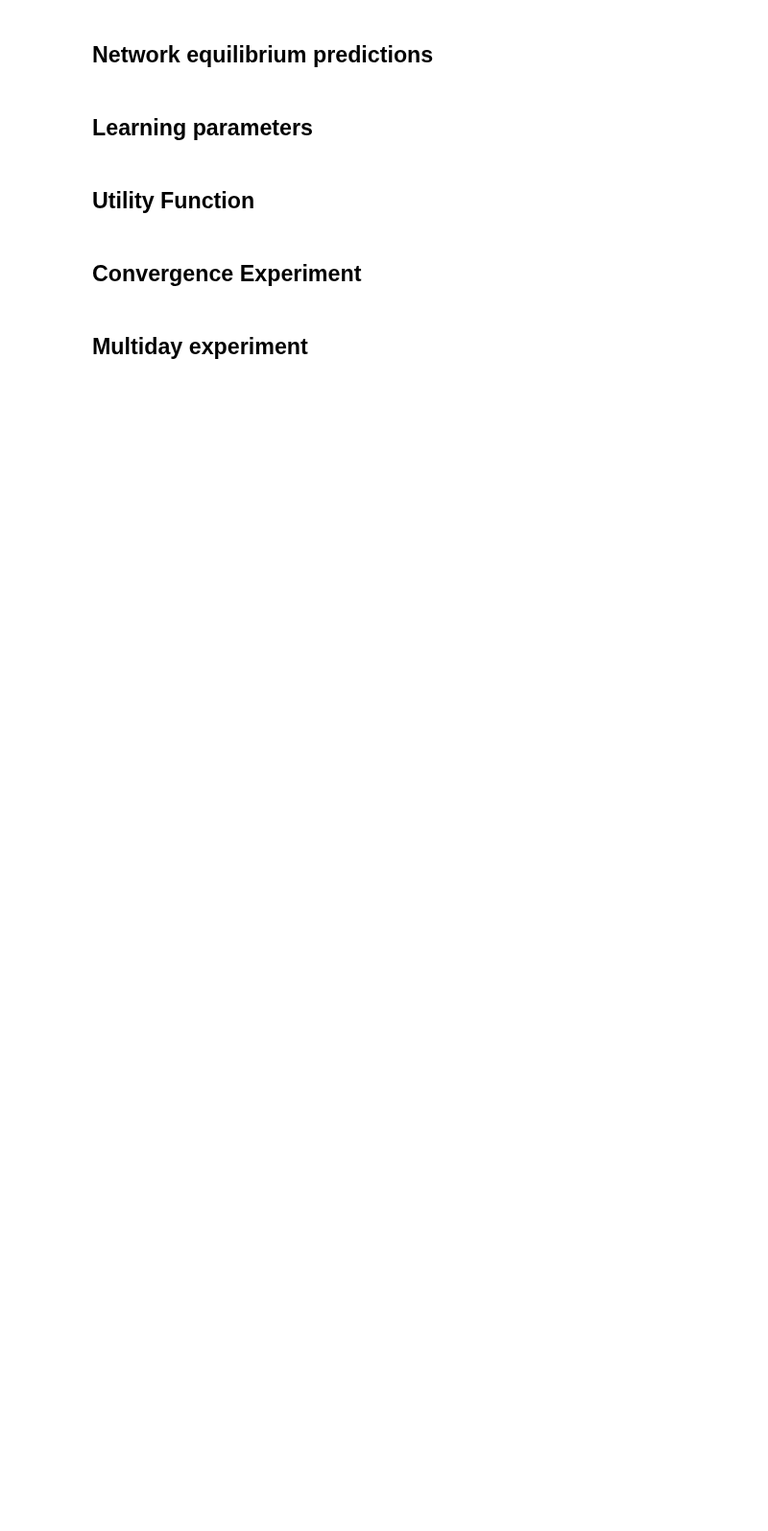
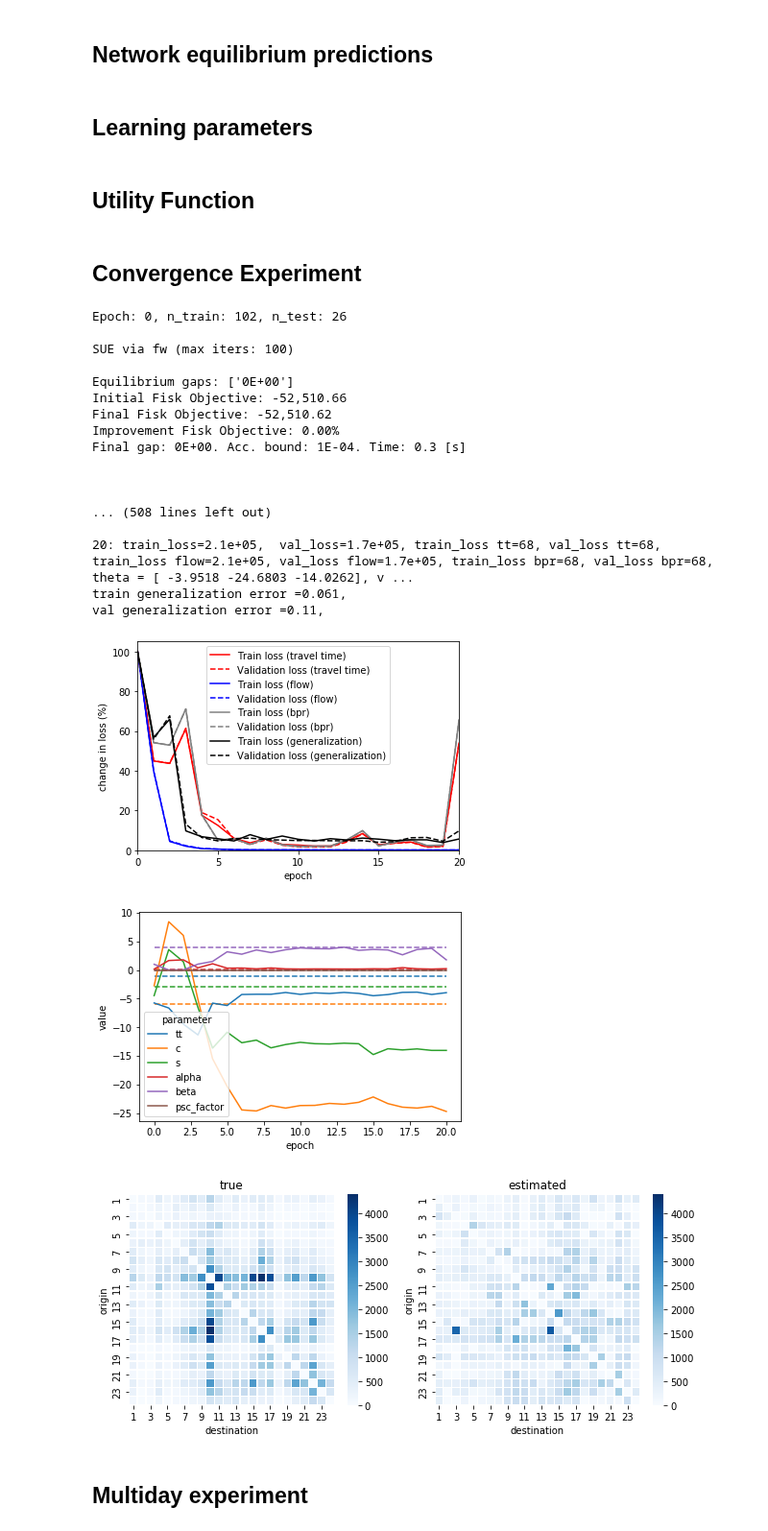
Before and after one commit to pabloguarda/pesuelogit, a Jupyter notebook: examples/notebooks/aesue-tntp-experiments.ipynb, the cells around one changed output. Shown at 96% size. Drawn from its saved outputs; the diff is of its cells as text; code cells hidden in the pictures; blank space fills up the shorter version.

```diff
--- a/examples/notebooks/aesue-tntp-experiments.ipynb
+++ b/examples/notebooks/aesue-tntp-experiments.ipynb
@@ -133,37 +133,59 @@ if run_experiment['convergence']:
                                    # link_specifics = dict.fromkeys(['alpha','beta'],True)
                                    # trainables = ['alpha'],
                                    )
 
     od_parameters = ODParameters(key='od',
                                  periods=1,
-                                 # initial_values = np.ones_like(tntp_network.q),
+                                 initial_values = np.ones_like(tntp_network.q).flatten(),
                                  # initial_values=0.6 * tntp_network.q.flatten(),
-                                 initial_values=tntp_network.q.flatten(),
+                                 # initial_values=tntp_network.q.flatten(),
                                  true_values=tntp_network.q.flatten(),
                                  historic_values={1: tntp_network.q.flatten()},
-                                 trainable=False)
+                                 trainable=True)
 
     model = AESUELOGIT(
         key='model',
         network=tntp_network,
         equilibrator=equilibrator,
         utility=utility_parameters,
         bpr=bpr_parameters,
         od=od_parameters,
     )
 
     convergence_experiment = ConvergenceExperiment(
         seed=_SEED,
         name='Convergence Experiment',
         folderpath=isl.config.dirs['output_folder'] + 'experiments/' + network_name,
         model=model,
         optimizer=optimizer,
         X=X,
         Y=Y)
 
     convergence_experiment.run(epochs=_EPOCHS,
+                               test_size = 0.2,
                                batch_size=_BATCH_SIZE,
-                               loss_weights={'od': 0, 'theta': 0, 'tt': 1, 'flow': 1, 'bpr': 1},)
+                               loss_weights={'od': 0, 'theta': 0, 'tt': 1, 'flow': 1, 'bpr': 0},)
+# %% [output]
+Epoch: 0, n_train: 102, n_test: 26
+
+SUE via fw (max iters: 100)
+
+Equilibrium gaps: ['0E+00']
+Initial Fisk Objective: -52,510.66
+Final Fisk Objective: -52,510.62
+Improvement Fisk Objective: 0.00%
+Final gap: 0E+00. Acc. bound: 1E-04. Time: 0.3 [s]
+
+
+
+... (508 lines left out)
+
+20: train_loss=2.1e+05,  val_loss=1.7e+05, train_loss tt=68, val_loss tt=68, train_loss flow=2.1e+05, val_loss flow=1.7e+05, train_loss bpr=68, val_loss bpr=68, theta = [ -3.9518 -24.6803 -14.0262], v ...
+train generalization error =0.061,
+val generalization error =0.11,
+[figure, added]
+[figure, added]
+[figure, added]
 # %% [markdown]
 ## Multiday experiment
 # %%
```
Also changed, not shown: parts of 6 cells of this notebook.
